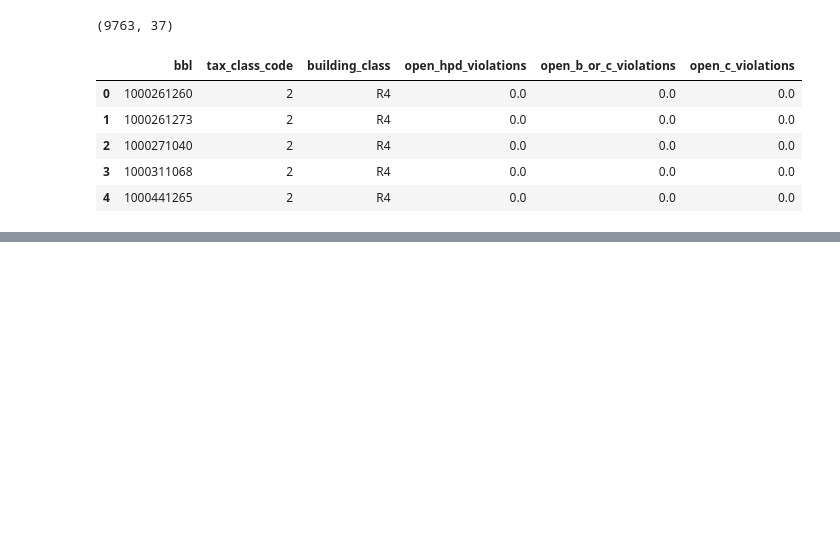
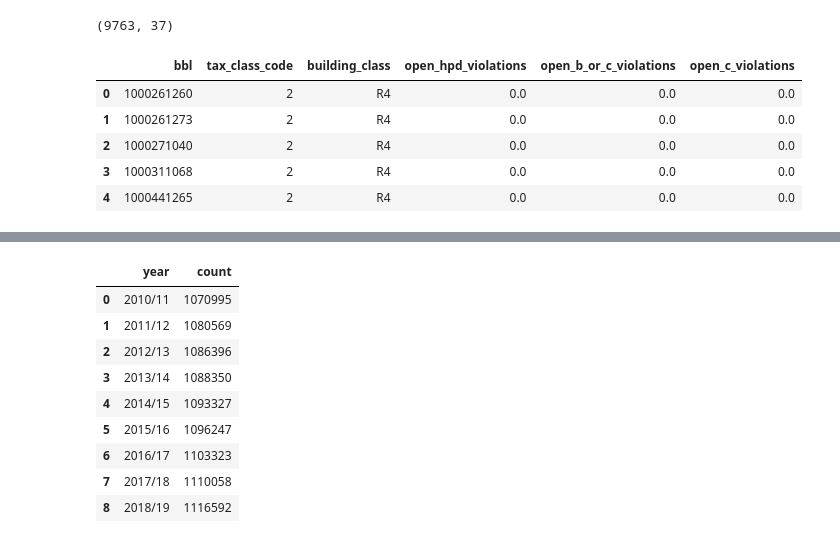
Before and after one commit to existentialblarn/tax-enforcement, a Jupyter notebook: lien_sale_pool.ipynb, the cells around one changed output, grey strips where cells are left out. Saved outputs shown, nothing was run; the diff lists cells and outputs as text; code cells hidden in the pictures; blank space fills up the shorter version.

```diff
--- a/lien_sale_pool.ipynb
+++ b/lien_sale_pool.ipynb
@@ -405,0 +444,13 @@ master_property[[
+# %%
+display(year_check)
+# %% [output]
+|  | year | count |
+| 0 | 2010/11 | 1070995 |
+| 1 | 2011/12 | 1080569 |
+| 2 | 2012/13 | 1086396 |
+| 3 | 2013/14 | 1088350 |
+| 4 | 2014/15 | 1093327 |
+| 5 | 2015/16 | 1096247 |
+| 6 | 2016/17 | 1103323 |
+| 7 | 2017/18 | 1110058 |
+| 8 | 2018/19 | 1116592 |
```
Also changed, not shown: parts of 11 cells of this notebook, 1 other file.
